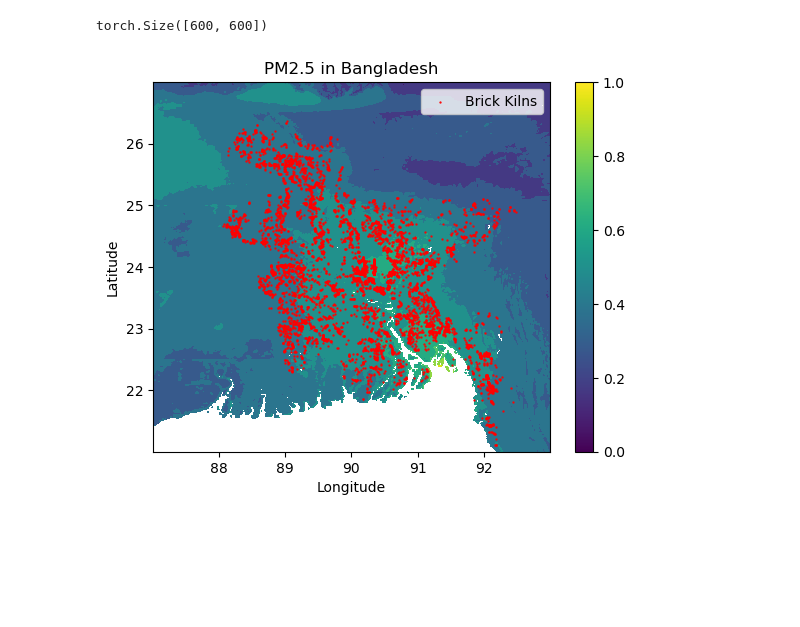
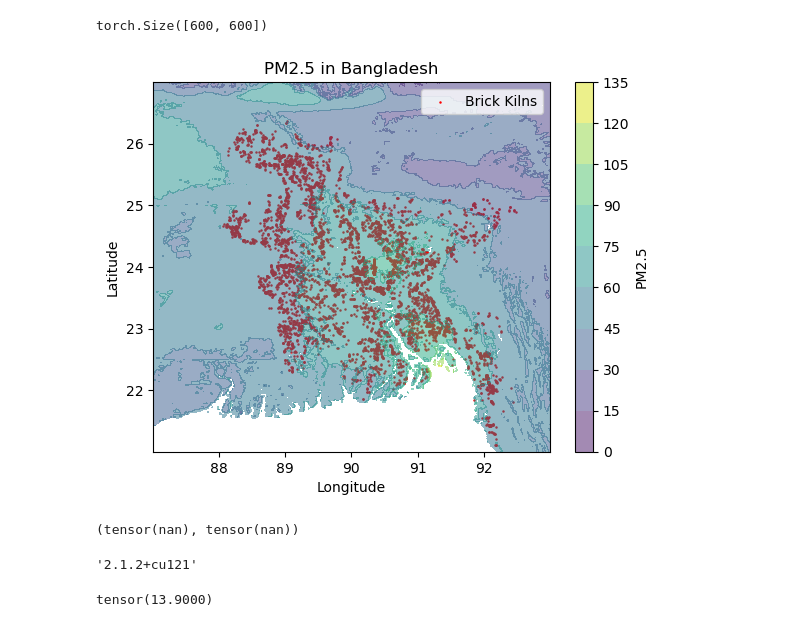
Before and after one commit to VannshJani/Machine-Learning, a Jupyter notebook: pm.ipynb, the cells around one changed output. Saved outputs shown, nothing was run; the diff lists cells and outputs as text; code cells hidden in the pictures; blank space fills up the shorter version.

```diff
--- a/pm.ipynb
+++ b/pm.ipynb
@@ -74,13 +74,25 @@ pm25_bangladesh.shape
 # %% [output]
 torch.Size([600, 600])
 # %%
-plt.contourf(lon_bangladesh, lat_bangladesh, pm25_bangladesh)
-plt.scatter(df['long'], df['lat'], color='red', s=0.4,label='Brick Kilns')
+plt.scatter(df['long'], df['lat'],c="red", s=0.6,label='Brick Kilns')
+plt.contourf(lon_bangladesh, lat_bangladesh, pm25_bangladesh,alpha=0.5)
 plt.xlabel("Longitude")
 plt.ylabel("Latitude")
 plt.title("PM2.5 in Bangladesh")
-plt.colorbar()
+plt.colorbar(label="PM2.5")
 plt.legend()
 plt.show()
 # %% [output]
-[figure, old version]
+[figure, new version]
+# %%
+pm25_bangladesh.min(), pm25_bangladesh.max()
+# %% [output]
+(tensor(nan), tensor(nan))
+# %%
+torch.__version__
+# %% [output]
+'2.1.2+cu121'
+# %%
+torch.where(torch.isnan(pm25_bangladesh),torch.inf,pm25_bangladesh).min()
+# %% [output]
+tensor(13.9000)
```
Also changed, not shown: 1 other file.
